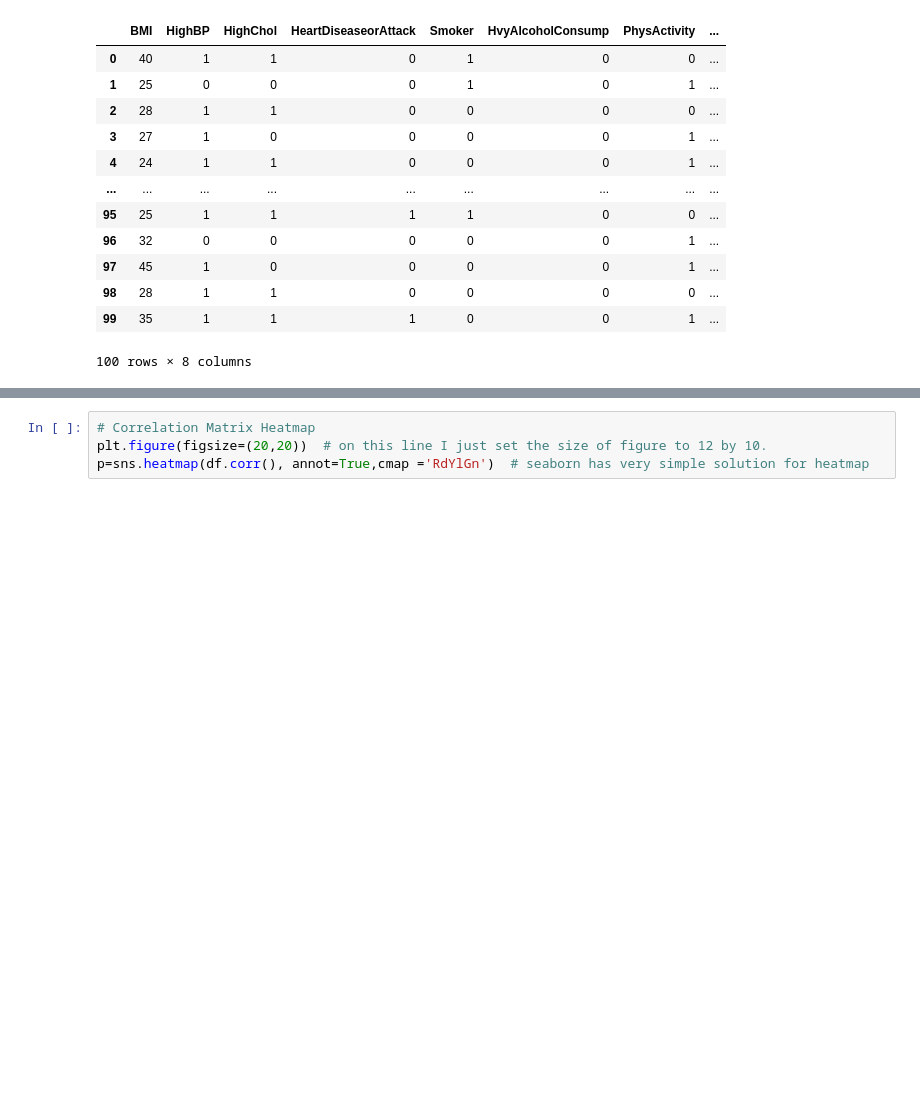
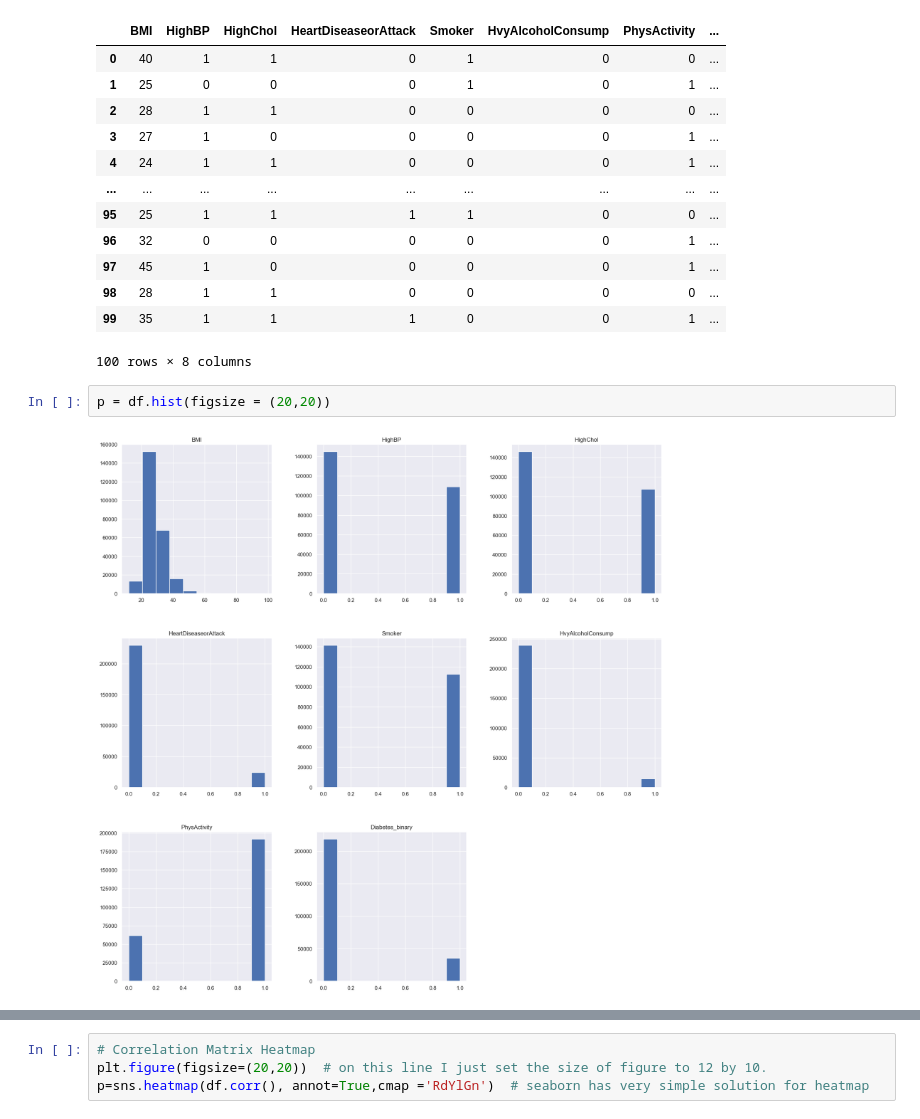
Before and after one commit to spiderweb2828/aiml-capstone-project-final, a Jupyter notebook: capstone-project.ipynb, the cells around one changed output, grey strips where cells are left out. Cells and saved outputs as stored; diff of their text form; blank space fills up the shorter version.

```diff
--- a/capstone-project.ipynb
+++ b/capstone-project.ipynb
@@ -179,3 +177,7 @@ df.head(100)
 | 98 | 28 | 1 | 1 | 0 | 0 | 0 | 0 | ... |
 | 99 | 35 | 1 | 1 | 1 | 0 | 0 | 1 | ... |
 100 rows × 8 columns
+# %%
+p = df.hist(figsize = (20,20))
+# %% [output]
+[figure, added]
```
Also changed, not shown: parts of 4 cells of this notebook, 3 other files.
